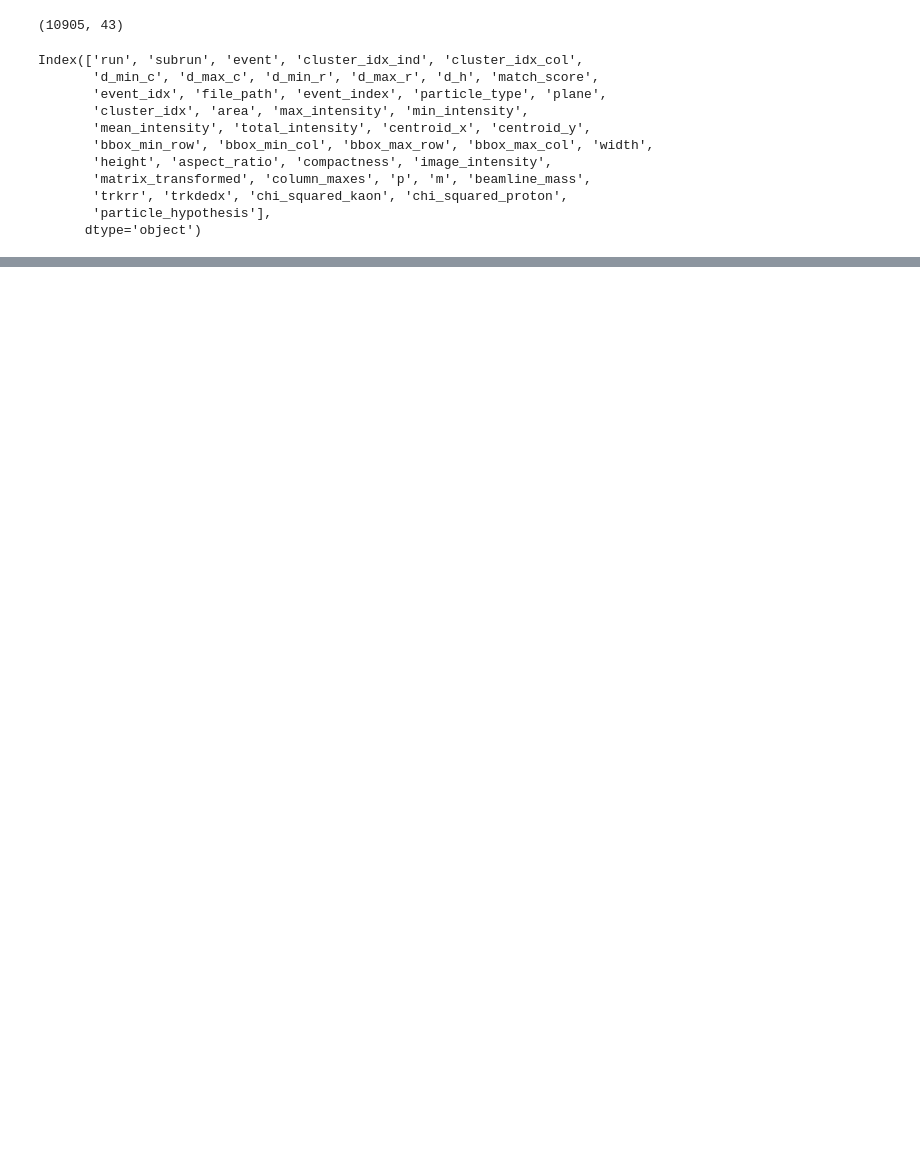
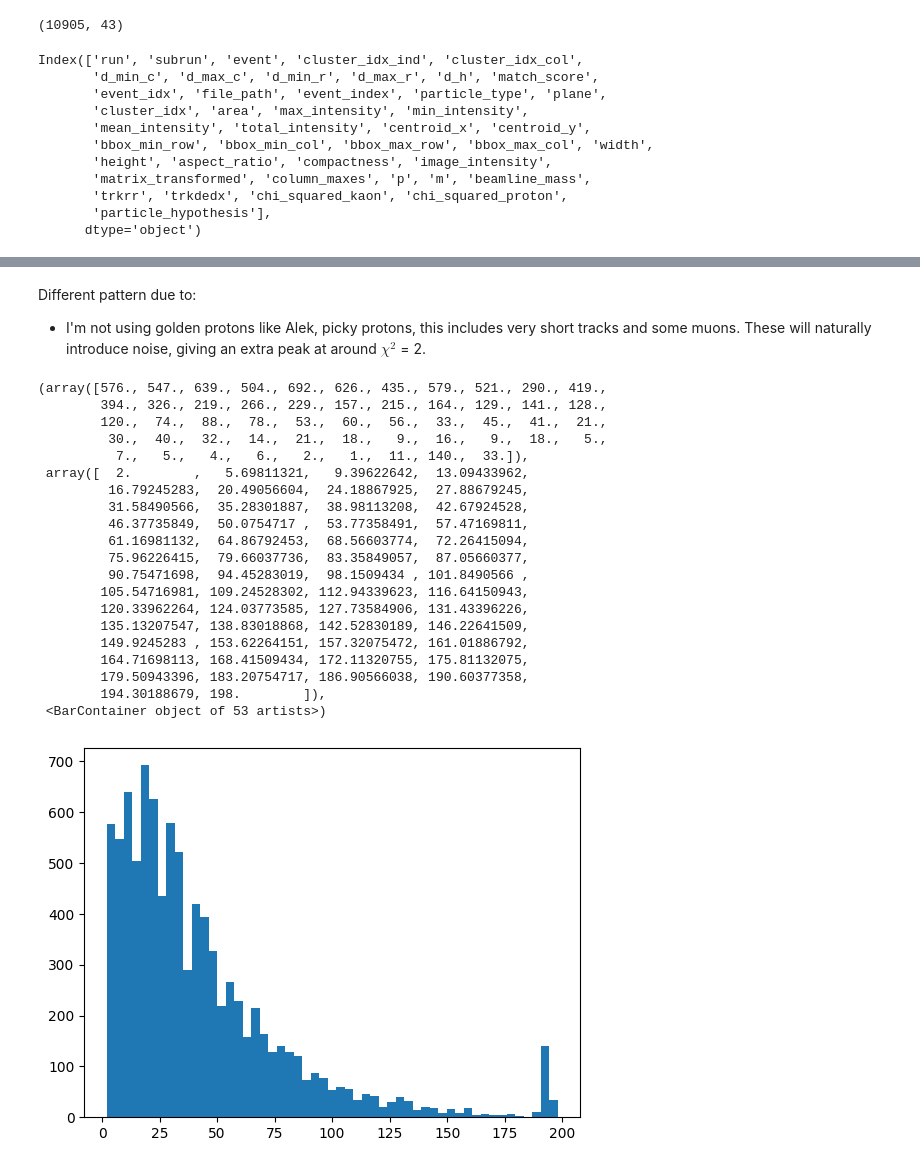
Before and after one commit to mohummudh/proton-deuteron, a Jupyter notebook: kaons/chi2.ipynb, the cells around one changed output, grey strips where cells are left out. Drawn from its saved outputs; the diff is of its cells as text; code cells hidden in the pictures; blank space fills up the shorter version.

```diff
--- a/kaons/chi2.ipynb
+++ b/kaons/chi2.ipynb
@@ -268 +276,4 @@ plt.show()
+# %% [markdown]
+Different pattern due to:
+- I'm not using golden protons like Alek, picky protons, this includes very short tracks and some muons. These will naturally introduce noise, giving an extra peak at around $\chi^2$ = 2.
 # %%
@@ -270,0 +284,24 @@ ind.to_pickle('/Volumes/easystore/proton-deuteron/col&ind/chi-ind.pkl')
+# %%
+plt.hist(col[(col['particle_type']=='proton')]['height'], bins='auto')
+# %% [output]
+(array([576., 547., 639., 504., 692., 626., 435., 579., 521., 290., 419.,
+        394., 326., 219., 266., 229., 157., 215., 164., 129., 141., 128.,
+        120.,  74.,  88.,  78.,  53.,  60.,  56.,  33.,  45.,  41.,  21.,
+         30.,  40.,  32.,  14.,  21.,  18.,   9.,  16.,   9.,  18.,   5.,
+          7.,   5.,   4.,   6.,   2.,   1.,  11., 140.,  33.]),
+ array([  2.        ,   5.69811321,   9.39622642,  13.09433962,
+         16.79245283,  20.49056604,  24.18867925,  27.88679245,
+         31.58490566,  35.28301887,  38.98113208,  42.67924528,
+         46.37735849,  50.0754717 ,  53.77358491,  57.47169811,
+         61.16981132,  64.86792453,  68.56603774,  72.26415094,
+         75.96226415,  79.66037736,  83.35849057,  87.05660377,
+         90.75471698,  94.45283019,  98.1509434 , 101.8490566 ,
+        105.54716981, 109.24528302, 112.94339623, 116.64150943,
+        120.33962264, 124.03773585, 127.73584906, 131.43396226,
+        135.13207547, 138.83018868, 142.52830189, 146.22641509,
+        149.9245283 , 153.62264151, 157.32075472, 161.01886792,
+        164.71698113, 168.41509434, 172.11320755, 175.81132075,
+        179.50943396, 183.20754717, 186.90566038, 190.60377358,
+        194.30188679, 198.        ]),
+ <BarContainer object of 53 artists>)
+[figure, added]
```
Also changed, not shown: parts of 8 cells of this notebook, 3 other files.
